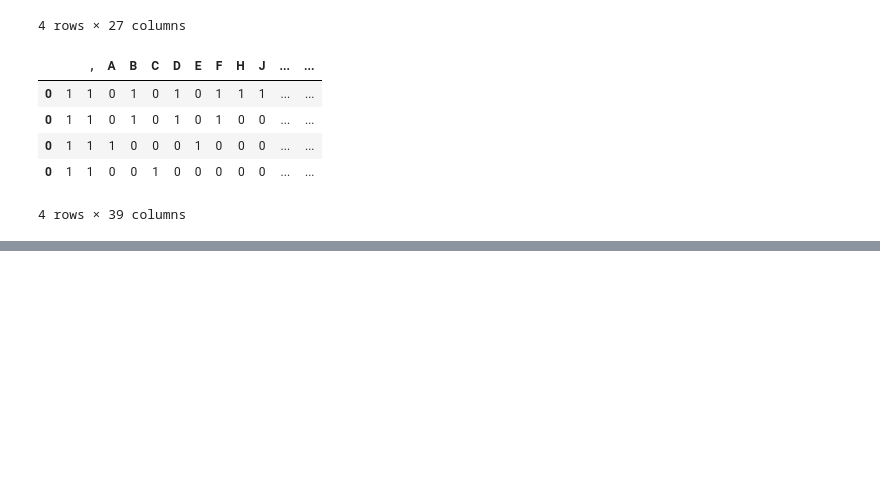
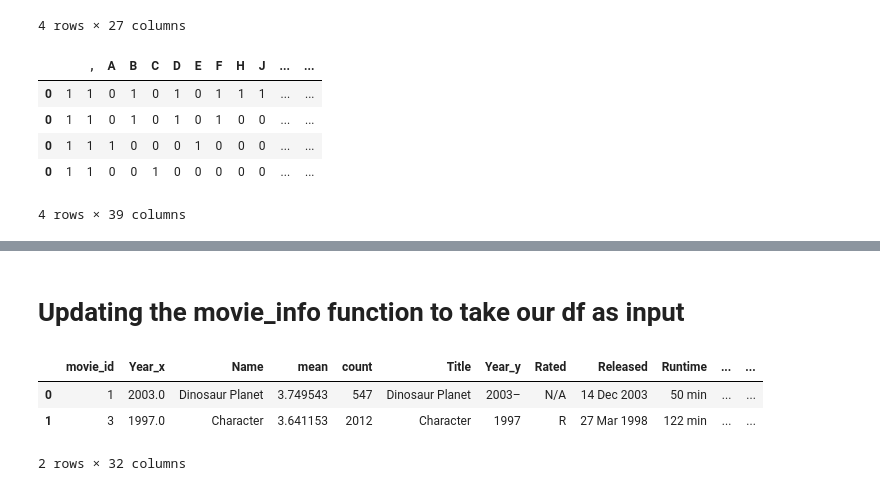
Before and after one commit to boemer00/Netflix, a Jupyter notebook: notebooks/Priscilla -API fetching .ipynb, the cells around one changed output, grey strips where cells are left out. Saved outputs shown, nothing was run; the diff lists cells and outputs as text; code cells hidden in the pictures; blank space fills up the shorter version.

```diff
--- a/notebooks/Priscilla -API fetching .ipynb
+++ b/notebooks/Priscilla -API fetching .ipynb
@@ -240,0 +227,4 @@ pd.DataFrame([movie_info_("Titanic")])
+# %%
+#creating a small netflix dataset to test the function
+df_netflix_small = df_netflix.head(5)
+df_netflix_small
@@ -240,0 +238,31 @@ pd.DataFrame([movie_info_("Titanic")])
+# %% [markdown]
+# Updating the movie_info function to take our df as input
+# %%
+# Finalising the function
+
+def movie_info_imdb(df):
+    movies = []
+    for index , row in df.iterrows():
+        title = row["Name"] #checked the exact name of column
+        url = f'http://www.omdbapi.com/?t={title}&apikey=ef5507df'
+        response = requests.get(url).json()
+        ratings_list = response.get("Ratings")
+        if ratings_list:
+            for ratings in ratings_list:
+                response[ratings['Source']] = ratings['Value']
+            del response['Ratings']
+        movies.append(response)
+    return pd.DataFrame(movies)
+# %%
+# Creating a imdb_small dataframe just to test
+
+imbd_small = movie_info_imdb(df_netflix_small)
+# %%
+#merging the netflix dataset and the imdb_small
+
+df_netflix_small.merge(imbd_small, left_on = "Name", right_on = "Title")
+# %% [output]
+|  | movie_id | Year_x | Name | mean | count | Title | Year_y | Rated | Released | Runtime | ... | ... |
+| 0 | 1 | 2003.0 | Dinosaur Planet | 3.749543 | 547 | Dinosaur Planet | 2003– | N/A | 14 Dec 2003 | 50 min | ... | ... |
+| 1 | 3 | 1997.0 | Character | 3.641153 | 2012 | Character | 1997 | R | 27 Mar 1998 | 122 min | ... | ... |
+2 rows × 32 columns
```
Also changed, not shown: parts of 20 cells of this notebook, 2 other files.
